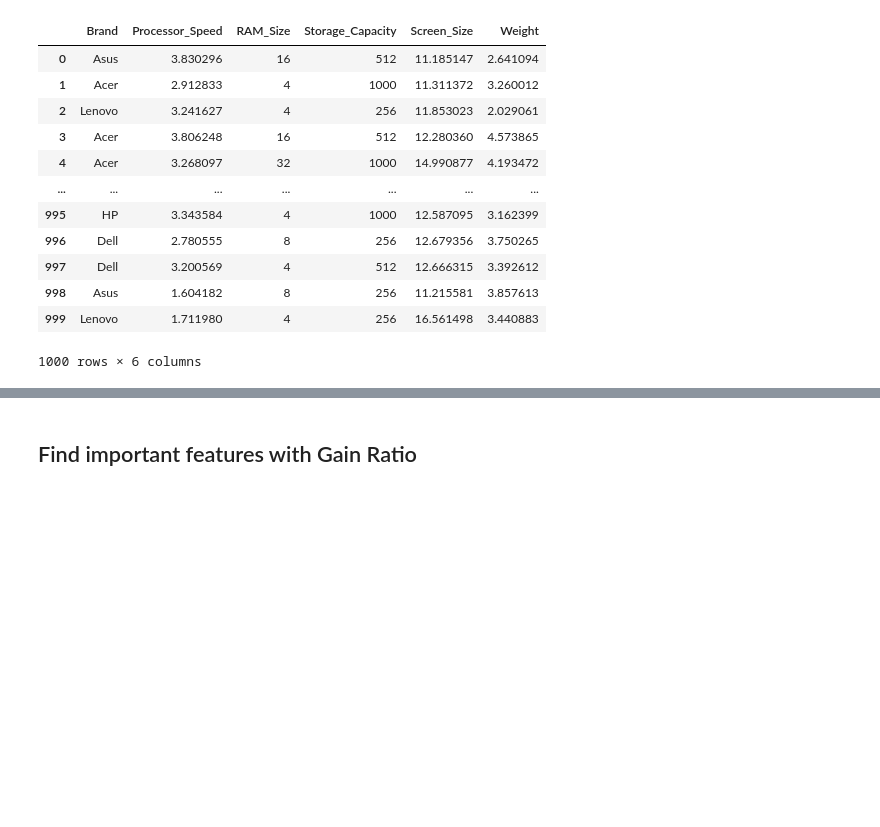
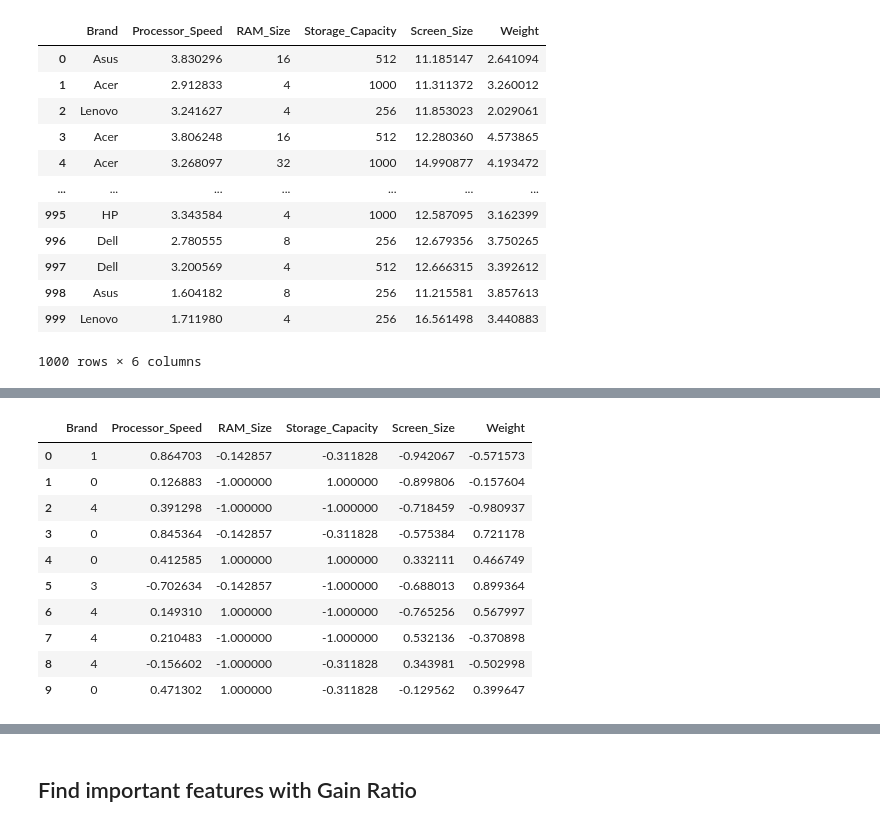
Before and after one commit to TJesT/tpnn, a Jupyter notebook: 1.ipynb, the cells around one changed output, grey strips where cells are left out. Cells and saved outputs as stored; diff of their text form; code cells hidden in the pictures; blank space fills up the shorter version.

```diff
--- a/1.ipynb
+++ b/1.ipynb
@@ -121 +94,15 @@ raw_data['Price'].plot.hist(logx=True)
+# %%
+features.head(10)
+# %% [output]
+|  | Brand | Processor_Speed | RAM_Size | Storage_Capacity | Screen_Size | Weight |
+| 0 | 1 | 0.864703 | -0.142857 | -0.311828 | -0.942067 | -0.571573 |
+| 1 | 0 | 0.126883 | -1.000000 | 1.000000 | -0.899806 | -0.157604 |
+| 2 | 4 | 0.391298 | -1.000000 | -1.000000 | -0.718459 | -0.980937 |
+| 3 | 0 | 0.845364 | -0.142857 | -0.311828 | -0.575384 | 0.721178 |
+| 4 | 0 | 0.412585 | 1.000000 | 1.000000 | 0.332111 | 0.466749 |
+| 5 | 3 | -0.702634 | -0.142857 | -1.000000 | -0.688013 | 0.899364 |
+| 6 | 4 | 0.149310 | 1.000000 | -1.000000 | -0.765256 | 0.567997 |
+| 7 | 4 | 0.210483 | -1.000000 | -1.000000 | 0.532136 | -0.370898 |
+| 8 | 4 | -0.156602 | -1.000000 | -0.311828 | 0.343981 | -0.502998 |
+| 9 | 0 | 0.471302 | 1.000000 | -0.311828 | -0.129562 | 0.399647 |
 # %%
```
Also changed, not shown: parts of 33 cells of this notebook, 31 other files.
